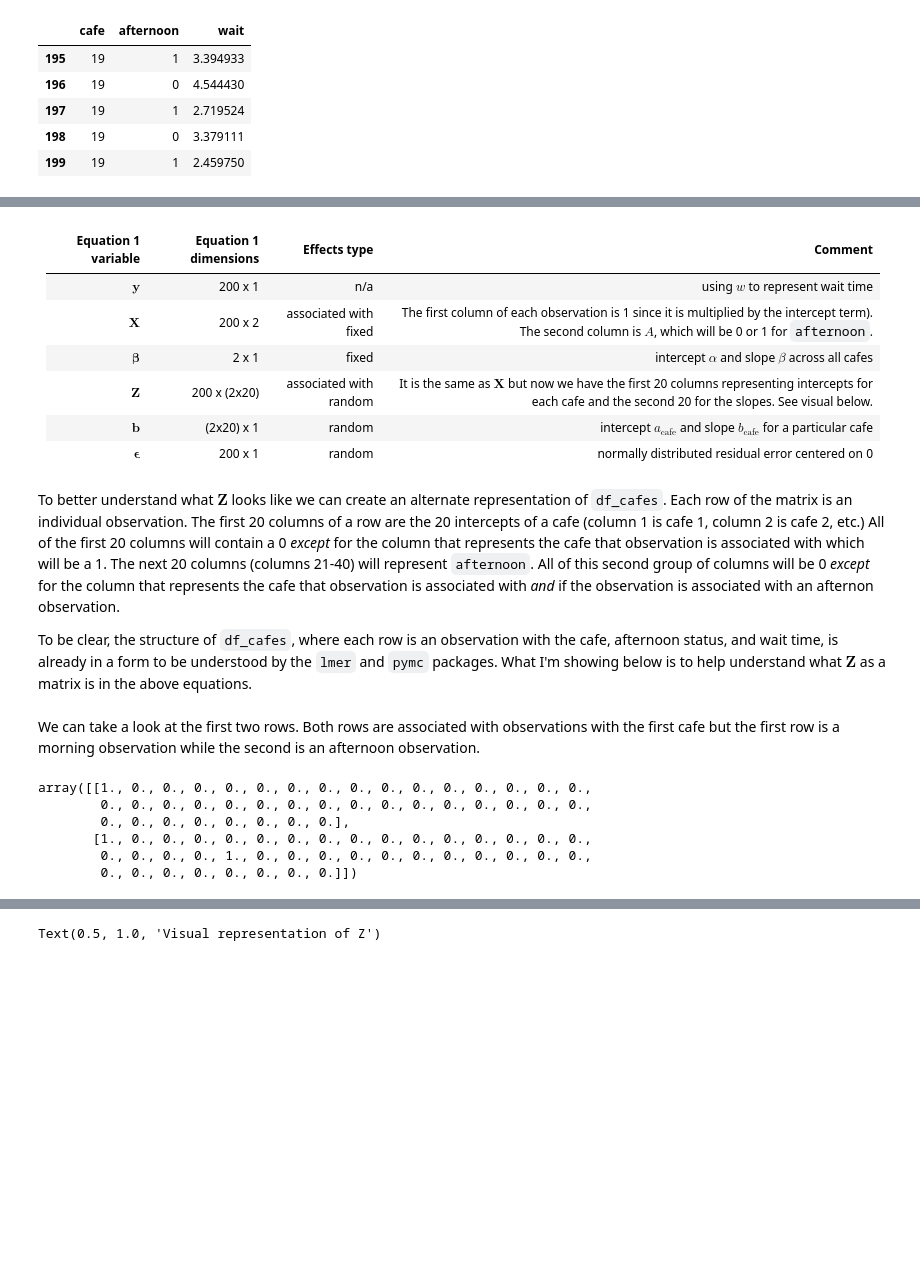
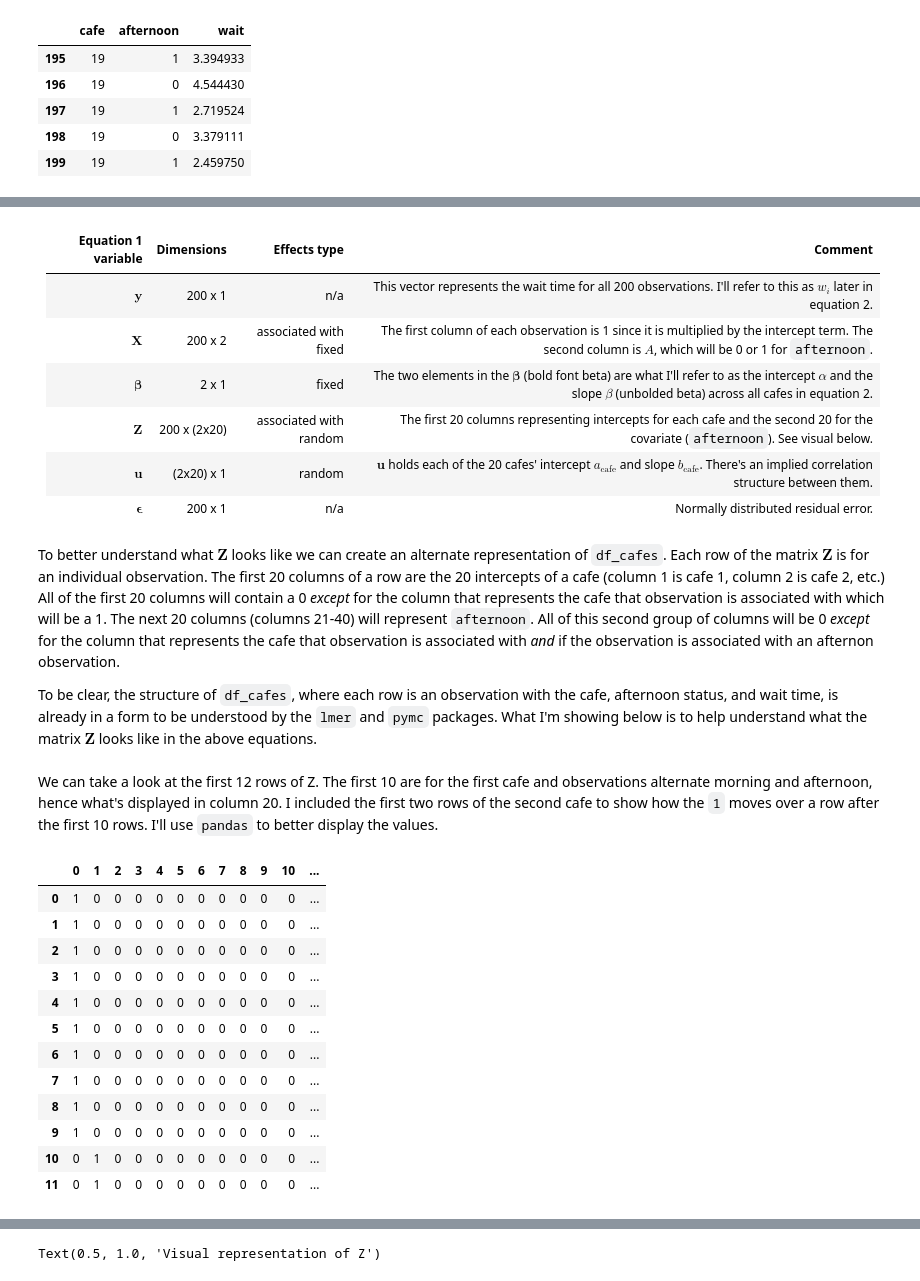
Before and after one commit to benslack19/stats_rethinking, a Jupyter notebook: blog_entries/mixed_effects_freqvsbayes_cafes.ipynb, the cells around one changed output, grey strips where cells are left out. Saved outputs shown, nothing was run; the diff lists cells and outputs as text; code cells hidden in the pictures; blank space fills up the shorter version.

Commit message:
finished equation set 1

```diff
--- a/blog_entries/mixed_effects_freqvsbayes_cafes.ipynb
+++ b/blog_entries/mixed_effects_freqvsbayes_cafes.ipynb
@@ -144,16 +177,16 @@ When relating this equation all back to the cafe dataset we just created, I had
 # %% [markdown]
-| Equation 1 variable | Equation 1 dimensions  |  Effects type | Comment |
+| Equation 1 variable | Dimensions  |  Effects type | Comment |
 | -- |-- | ------ | ----- |
-| $\textbf{y}$ | 200 x 1  |  n/a |  using $w$ to represent wait time |
-| $\textbf{X}$ | 200 x 2  |  associated with fixed |  The first column of each observation is 1 since it is multiplied by the intercept term). The second column is $A$, which will be 0 or 1 for `afternoon`. |
-| $\boldsymbol{\beta}$ | 2 x 1 |  fixed | intercept $\alpha$ and slope $\beta$  across all cafes |
-| $\textbf{Z}$ | 200 x (2x20)  |  associated with random |  It is the same as $\textbf{X}$ but now we have the first 20 columns representing intercepts for each cafe and the second 20 for the slopes. See visual below.  |
-| $\textbf{b}$ | (2x20) x 1  |  random |  intercept $a_\text{cafe}$ and slope $b_\text{cafe}$ for a particular cafe |
-| $\boldsymbol{\epsilon}$| 200 x 1  |  random |  normally distributed residual error centered on 0 |
+| $\textbf{y}$ | 200 x 1  |  n/a |  This vector represents the wait time for all 200 observations. I'll refer to this as $w_i$ later in equation 2. |
+| $\textbf{X}$ | 200 x 2  |  associated with fixed |  The first column of each observation is 1 since it is multiplied by the intercept term. The second column is $A$, which will be 0 or 1 for `afternoon`. |
+| $\boldsymbol{\beta}$ | 2 x 1 |  fixed | The two elements in the $\boldsymbol{\beta}$ (bold font beta) are what I'll refer to as the intercept $\alpha$ and the slope $\beta$ (unbolded beta) across all cafes in equation 2. |
+| $\textbf{Z}$ | 200 x (2x20)  |  associated with random |  The first 20 columns representing intercepts for each cafe and the second 20 for the covariate (`afternoon`). See visual below.  |
+| $\textbf{u}$ | (2x20) x 1  |  random |  $\textbf{u}$ holds each of the 20 cafes' intercept $a_\text{cafe}$ and slope $b_\text{cafe}$. There's an implied correlation structure between them. |
+| $\boldsymbol{\epsilon}$| 200 x 1  |  n/a |  Normally distributed residual error. |
 # %% [markdown]
-To better understand what $\textbf{Z}$ looks like we can create an alternate representation of `df_cafes`. Each row of the matrix is an individual observation. The first 20 columns of a row are the 20 intercepts of a cafe (column 1 is cafe 1, column 2 is cafe 2, etc.) All of the first 20 columns will contain a 0 *except* for the column that represents the cafe that observation is associated with which will be a 1. The next 20 columns (columns 21-40) will represent `afternoon`. All of this second group of columns will be 0 *except* for the column that represents the cafe that observation is associated with *and* if the observation is associated with an afternon observation.
+To better understand what $\textbf{Z}$ looks like we can create an alternate representation of `df_cafes`. Each row of the matrix $\textbf{Z}$ is for an individual observation. The first 20 columns of a row are the 20 intercepts of a cafe (column 1 is cafe 1, column 2 is cafe 2, etc.) All of the first 20 columns will contain a 0 *except* for the column that represents the cafe that observation is associated with which will be a 1. The next 20 columns (columns 21-40) will represent `afternoon`. All of this second group of columns will be 0 *except* for the column that represents the cafe that observation is associated with *and* if the observation is associated with an afternon observation.
 
-To be clear, the structure of `df_cafes`, where each row is an observation with the cafe, afternoon status, and wait time, is already in a form to be understood by the `lmer` and `pymc` packages. What I'm showing below is to help understand what $\textbf{Z}$ as a matrix is in the above equations.
+To be clear, the structure of `df_cafes`, where each row is an observation with the cafe, afternoon status, and wait time, is already in a form to be understood by the `lmer` and `pymc` packages. What I'm showing below is to help understand what the matrix $\textbf{Z}$ looks like in the above equations.
 # %%
 Z = np.zeros((200, 40))
 for i in df_cafes.index:
@@ -161,16 +194,29 @@ for i in df_cafes.index:
     afternoon = df_cafes.loc[i, 'afternoon']
     Z[i, cafe] = 1
     Z[i, 20+cafe] = afternoon
-# %% [markdown]
-We can take a look at the first two rows. Both rows are associated with observations with the first cafe but the first row is a morning observation while the second is an afternoon observation.
-# %%
-# first two rows of Z
-Z[0:2, :]
-# %% [output]
-array([[1., 0., 0., 0., 0., 0., 0., 0., 0., 0., 0., 0., 0., 0., 0., 0.,
-        0., 0., 0., 0., 0., 0., 0., 0., 0., 0., 0., 0., 0., 0., 0., 0.,
-        0., 0., 0., 0., 0., 0., 0., 0.],
-       [1., 0., 0., 0., 0., 0., 0., 0., 0., 0., 0., 0., 0., 0., 0., 0.,
-        0., 0., 0., 0., 1., 0., 0., 0., 0., 0., 0., 0., 0., 0., 0., 0.,
-        0., 0., 0., 0., 0., 0., 0., 0.]])
+# %% [markdown]
+We can take a look at the first 12 rows of Z. The first 10 are for the first cafe and observations alternate morning and afternoon, hence what's displayed in column 20. I included the first two rows of the second cafe to show how the `1` moves over a row after the first 10 rows. I'll use `pandas` to better display the values.
+# %%
+pd.set_option('display.max_columns', 40)
+(
+    pd.DataFrame(Z[0:12, :])
+    .astype(int)
+    .style
+    .highlight_max(axis=1, props='color:navy; background-color:yellow;')
+    .highlight_min(axis=1, props='color:white; background-color:#3E0B51;')
+)
+# %% [output]
+|  | 0 | 1 | 2 | 3 | 4 | 5 | 6 | 7 | 8 | 9 | 10 | ... |
+| 0 | 1 | 0 | 0 | 0 | 0 | 0 | 0 | 0 | 0 | 0 | 0 | ... |
+| 1 | 1 | 0 | 0 | 0 | 0 | 0 | 0 | 0 | 0 | 0 | 0 | ... |
+| 2 | 1 | 0 | 0 | 0 | 0 | 0 | 0 | 0 | 0 | 0 | 0 | ... |
+| 3 | 1 | 0 | 0 | 0 | 0 | 0 | 0 | 0 | 0 | 0 | 0 | ... |
+| 4 | 1 | 0 | 0 | 0 | 0 | 0 | 0 | 0 | 0 | 0 | 0 | ... |
+| 5 | 1 | 0 | 0 | 0 | 0 | 0 | 0 | 0 | 0 | 0 | 0 | ... |
+| 6 | 1 | 0 | 0 | 0 | 0 | 0 | 0 | 0 | 0 | 0 | 0 | ... |
+| 7 | 1 | 0 | 0 | 0 | 0 | 0 | 0 | 0 | 0 | 0 | 0 | ... |
+| 8 | 1 | 0 | 0 | 0 | 0 | 0 | 0 | 0 | 0 | 0 | 0 | ... |
+| 9 | 1 | 0 | 0 | 0 | 0 | 0 | 0 | 0 | 0 | 0 | 0 | ... |
+| 10 | 0 | 1 | 0 | 0 | 0 | 0 | 0 | 0 | 0 | 0 | 0 | ... |
+| 11 | 0 | 1 | 0 | 0 | 0 | 0 | 0 | 0 | 0 | 0 | 0 | ... |
 # %% [markdown]
```
Also changed, not shown: parts of 19 cells of this notebook.
